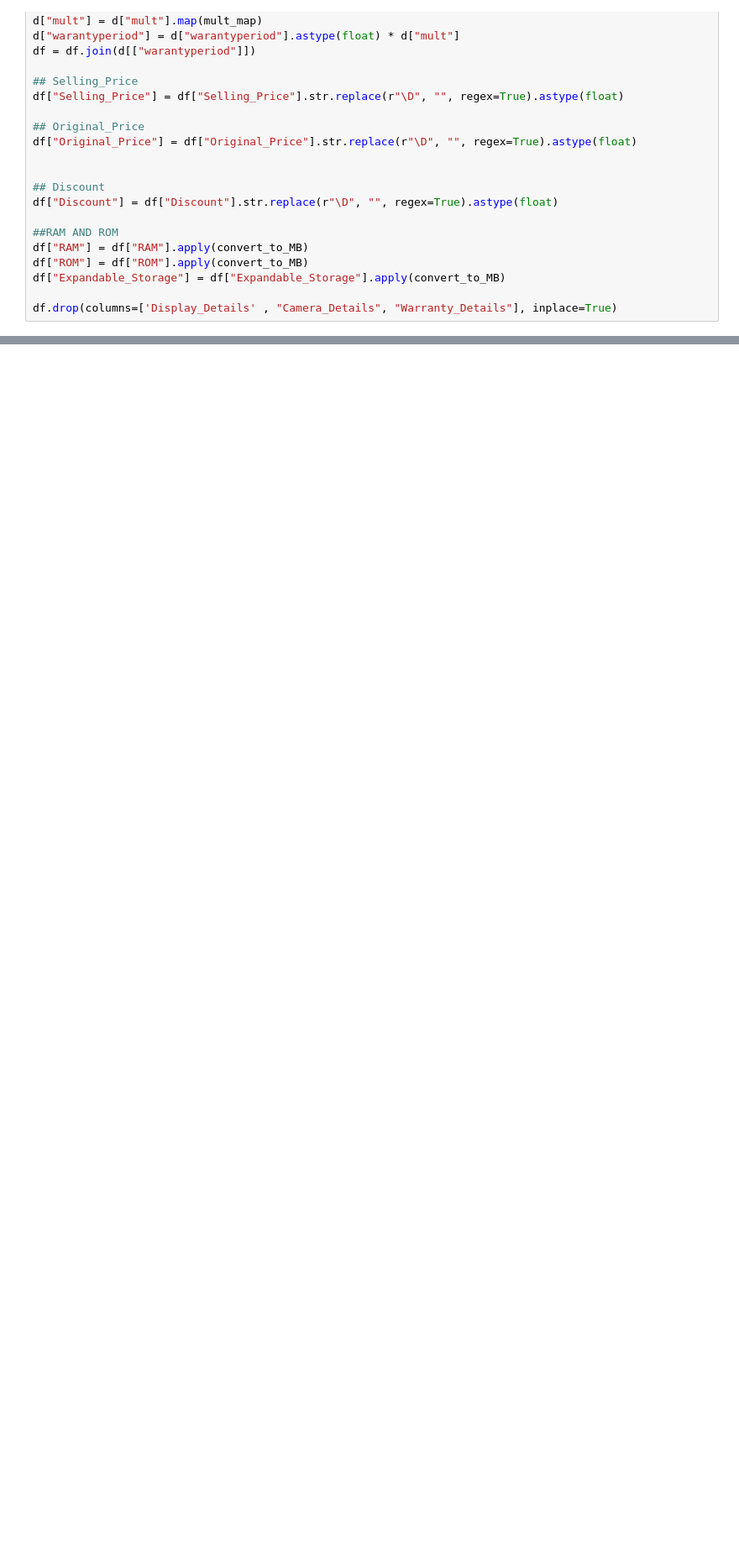
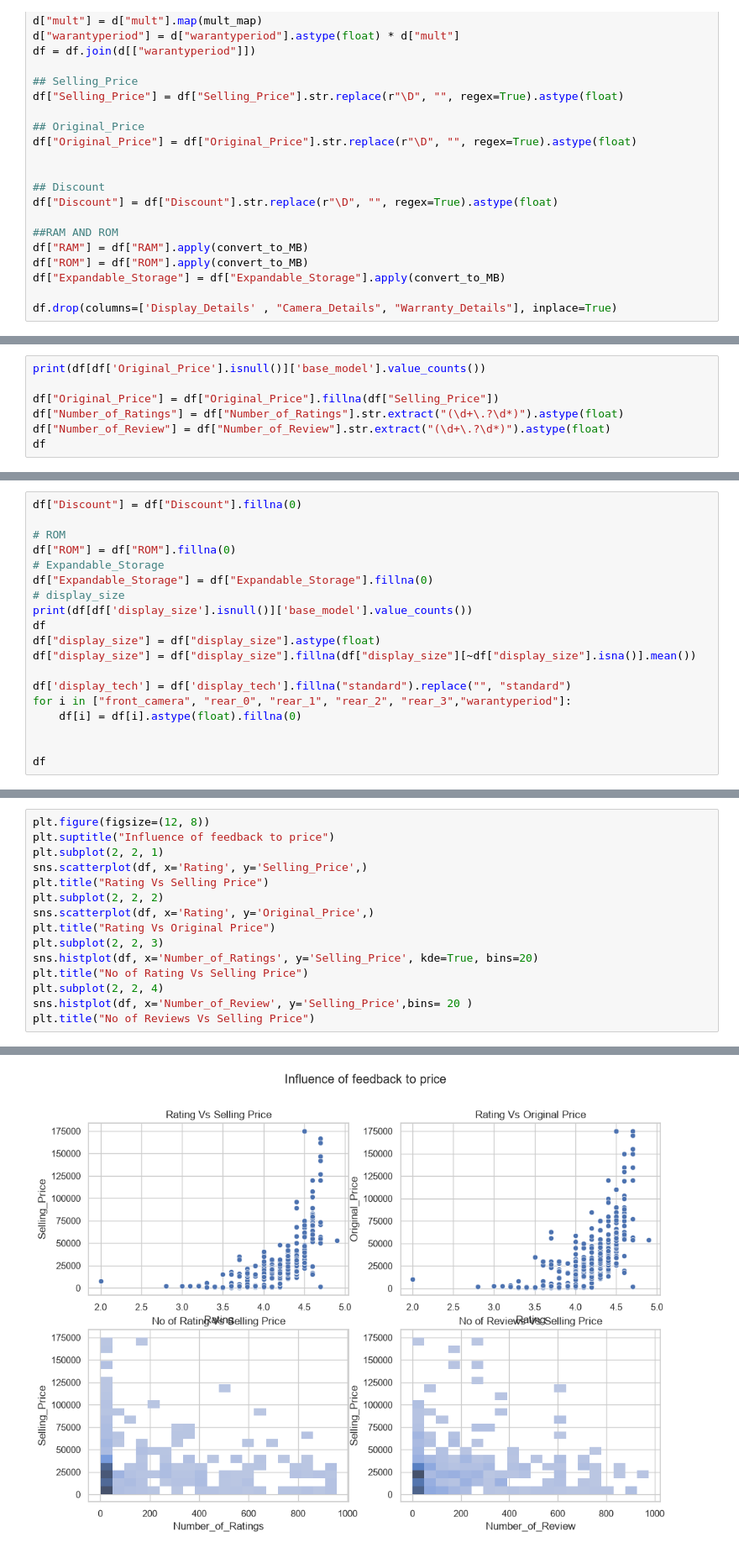
Before and after one commit to sangeeth-sadanand/ML_Projects, a Jupyter notebook: MobilePricePrediction/main.ipynb, the cells around one changed output, grey strips where cells are left out. Shown at 84% size. Cells and saved outputs as stored; diff of their text form; blank space fills up the shorter version.

```diff
--- a/MobilePricePrediction/main.ipynb
+++ b/MobilePricePrediction/main.ipynb
@@ -162,0 +295,7 @@ df
+# %%
+print(df[df['Original_Price'].isnull()]['base_model'].value_counts())
+
+df["Original_Price"] = df["Original_Price"].fillna(df["Selling_Price"])
+df["Number_of_Ratings"] = df["Number_of_Ratings"].str.extract("(\d+\.?\d*)").astype(float)
+df["Number_of_Review"] = df["Number_of_Review"].str.extract("(\d+\.?\d*)").astype(float)
+df
@@ -162,0 +358,19 @@ df
+# %%
+df["Discount"] = df["Discount"].fillna(0)
+
+# ROM
+df["ROM"] = df["ROM"].fillna(0)
+# Expandable_Storage
+df["Expandable_Storage"] = df["Expandable_Storage"].fillna(0)
+# display_size
+print(df[df['display_size'].isnull()]['base_model'].value_counts())
+df
+df["display_size"] = df["display_size"].astype(float)
+df["display_size"] = df["display_size"].fillna(df["display_size"][~df["display_size"].isna()].mean())
+
+df['display_tech'] = df['display_tech'].fillna("standard").replace("", "standard")
+for i in ["front_camera", "rear_0", "rear_1", "rear_2", "rear_3","warantyperiod"]:
+    df[i] = df[i].astype(float).fillna(0)
+
+
+df
@@ -162,0 +411,16 @@ df
+# %%
+plt.figure(figsize=(12, 8))
+plt.suptitle("Influence of feedback to price")
+plt.subplot(2, 2, 1)
+sns.scatterplot(df, x='Rating', y='Selling_Price',)
+plt.title("Rating Vs Selling Price")
+plt.subplot(2, 2, 2)
+sns.scatterplot(df, x='Rating', y='Original_Price',)
+plt.title("Rating Vs Original Price")
+plt.subplot(2, 2, 3)
+sns.histplot(df, x='Number_of_Ratings', y='Selling_Price', kde=True, bins=20)
+plt.title("No of Rating Vs Selling Price")
+plt.subplot(2, 2, 4)
+sns.histplot(df, x='Number_of_Review', y='Selling_Price',bins= 20 )
+plt.title("No of Reviews Vs Selling Price")
+# %% [output]
@@ -162,0 +428 @@ df
+[figure, added]
```
Also changed, not shown: parts of 18 cells of this notebook.
